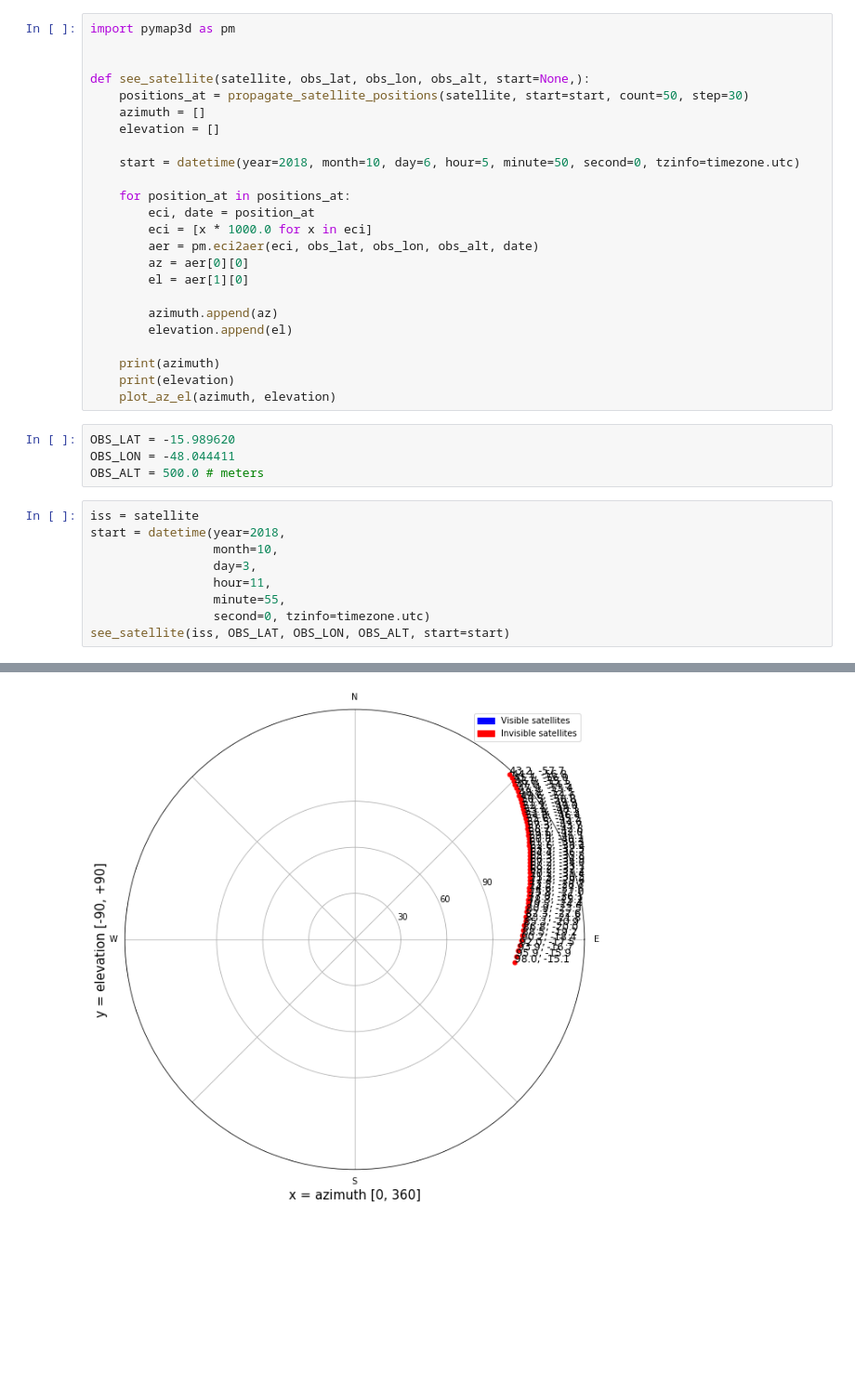
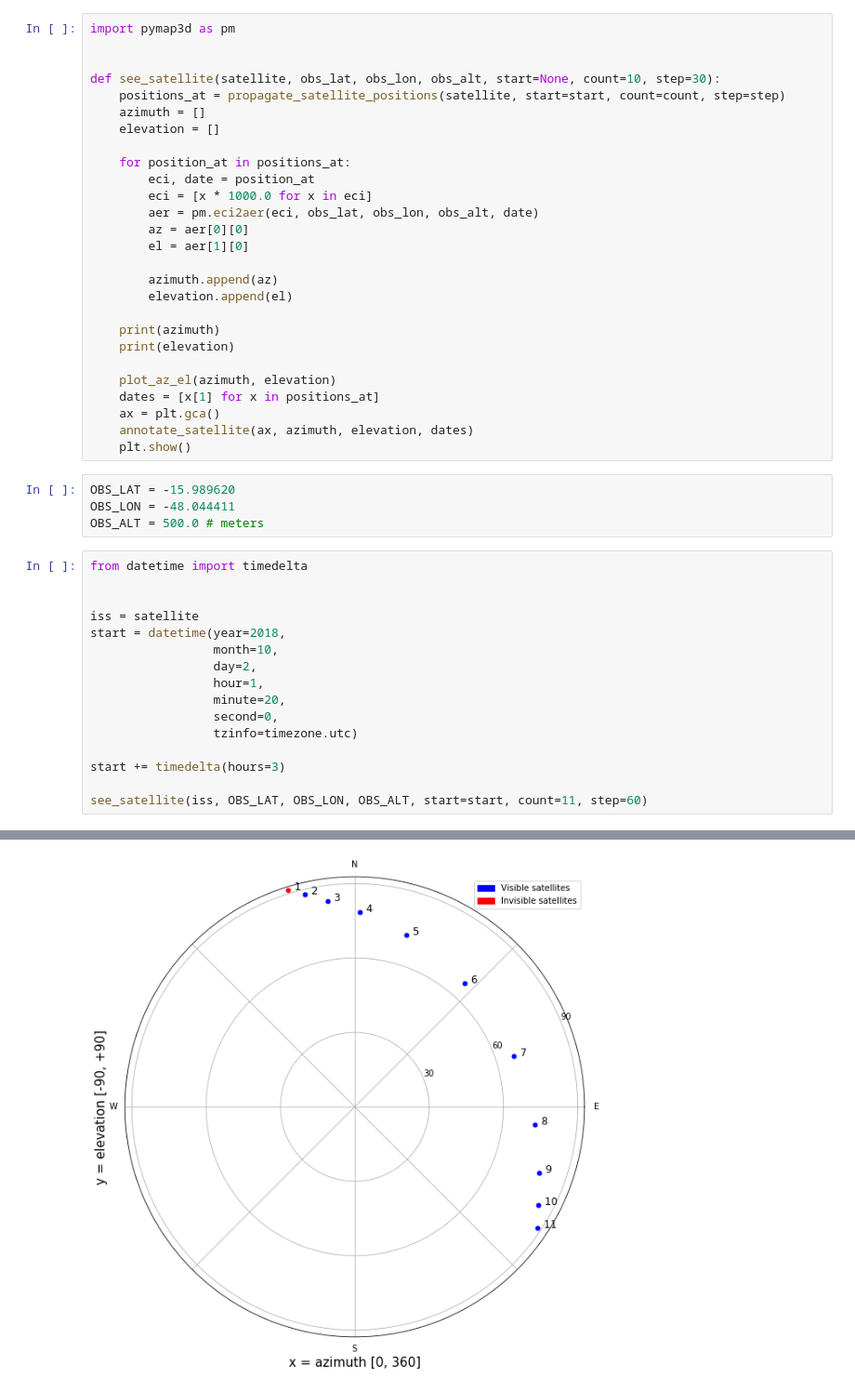
Before and after one commit to PI2-sunflower/satellite-tracker, a Jupyter notebook: notebooks/az-el-plots.ipynb, the cells around one changed output, grey strips where cells are left out. Shown at 93% size. Cells and saved outputs as stored; diff of their text form; blank space fills up the shorter version.

```diff
--- a/notebooks/az-el-plots.ipynb
+++ b/notebooks/az-el-plots.ipynb
@@ -161,12 +171,10 @@ iss_position = (768350.0713588104, 6538760.196343955, -1632694.711713458)
 import pymap3d as pm
 
 
-def see_satellite(satellite, obs_lat, obs_lon, obs_alt, start=None,):
-    positions_at = propagate_satellite_positions(satellite, start=start, count=50, step=30)
+def see_satellite(satellite, obs_lat, obs_lon, obs_alt, start=None, count=10, step=30):
+    positions_at = propagate_satellite_positions(satellite, start=start, count=count, step=step)
     azimuth = []
     elevation = []
-
-    start = datetime(year=2018, month=10, day=6, hour=5, minute=50, second=0, tzinfo=timezone.utc)
 
     for position_at in positions_at:
         eci, date = position_at
@@ -180,18 +188,30 @@ def see_satellite(satellite, obs_lat, obs_lon, obs_alt, start=None,):
 
     print(azimuth)
     print(elevation)
+
     plot_az_el(azimuth, elevation)
+    dates = [x[1] for x in positions_at]
+    ax = plt.gca()
+    annotate_satellite(ax, azimuth, elevation, dates)
+    plt.show()
 # %%
 OBS_LAT = -15.989620
 OBS_LON = -48.044411
 OBS_ALT = 500.0 # meters
 # %%
+from datetime import timedelta
+
+
 iss = satellite
 start = datetime(year=2018,
                  month=10,
-                 day=3,
-                 hour=11,
-                 minute=55,
-                 second=0, tzinfo=timezone.utc)
-see_satellite(iss, OBS_LAT, OBS_LON, OBS_ALT, start=start)
+                 day=2,
+                 hour=1,
+                 minute=20,
+                 second=0,
+                 tzinfo=timezone.utc)
+
+start += timedelta(hours=3)
+
+see_satellite(iss, OBS_LAT, OBS_LON, OBS_ALT, start=start, count=11, step=60)
 # %% [output]
@@ -200 +232 @@ see_satellite(iss, OBS_LAT, OBS_LON, OBS_ALT, start=start)
-[figure, old version]
+[figure, new version]
```
Also changed, not shown: parts of 3 cells of this notebook.
